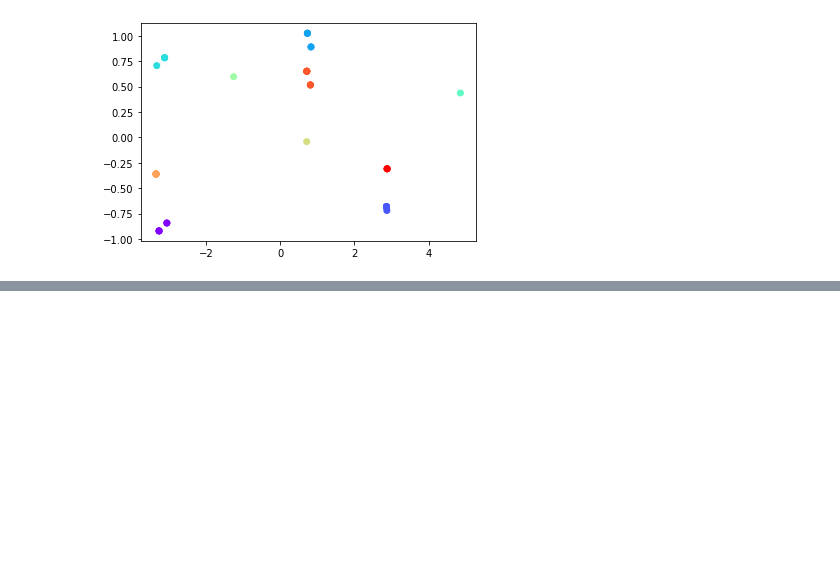
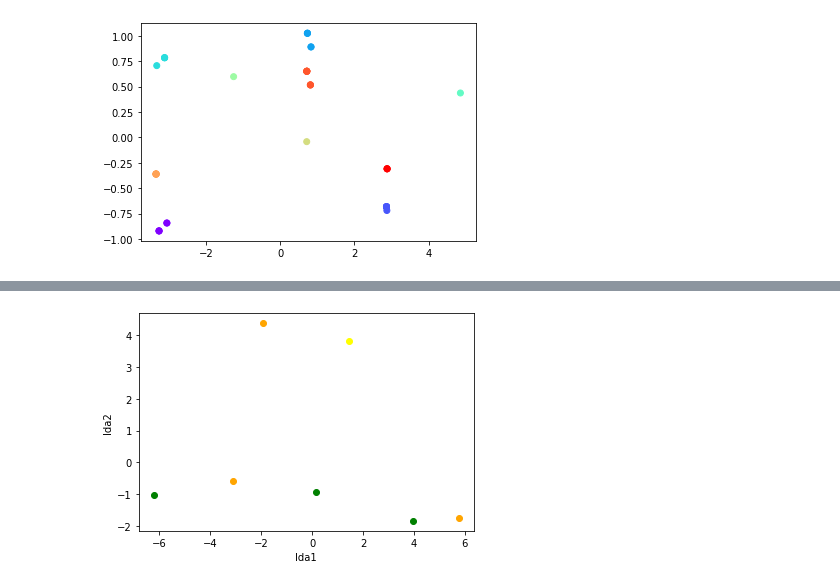
Before and after one commit to JumanaRahim/Lab, a Jupyter notebook: exp.no.5/PCA_and_LDA.ipynb, the cells around one changed output, grey strips where cells are left out. Saved outputs shown, nothing was run; the diff lists cells and outputs as text; code cells hidden in the pictures; blank space fills up the shorter version.

```diff
--- a/exp.no.5/PCA_and_LDA.ipynb
+++ b/exp.no.5/PCA_and_LDA.ipynb
@@ -116,0 +163,3 @@ plt.scatter(xaxis,yaxis,c=labels,cmap="rainbow")
+# %%
+centres=model.cluster_centers_
+centres
@@ -116,0 +194,14 @@ plt.scatter(xaxis,yaxis,c=labels,cmap="rainbow")
+# %%
+plt.xlabel('lda1')
+plt.ylabel('lda2')
+plt.scatter(centres[0][0],centres[0][1],color='orange')
+plt.scatter(centres[1][0],centres[1][1],color='green')
+plt.scatter(centres[2][0],centres[2][1],color='yellow')
+plt.scatter(centres[3][0],centres[3][1],color='green')
+plt.scatter(centres[4][0],centres[4][1],color='orange')
+plt.scatter(centres[5][0],centres[5][1],color='green')
+plt.scatter(centres[6][0],centres[6][1],color='orange')
+plt.rcParams['figure.figsize']=(10,8)
+plt.show()
+# %% [output]
+[figure, added]
```
Also changed, not shown: parts of 11 cells of this notebook.
